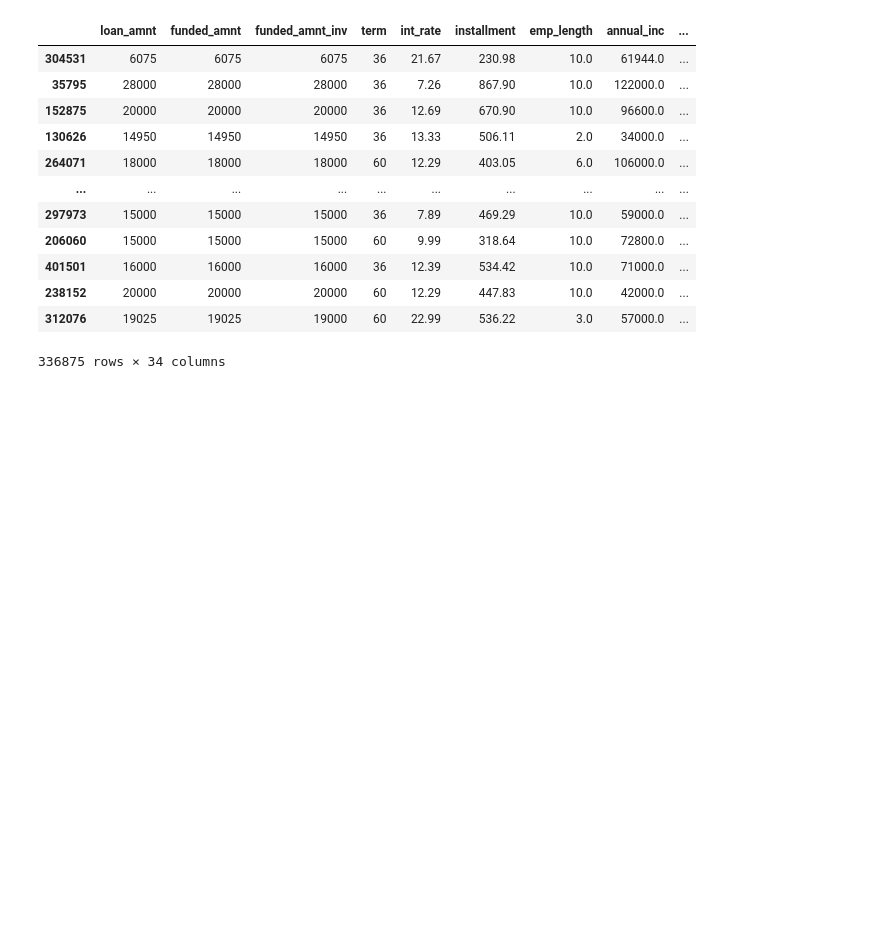
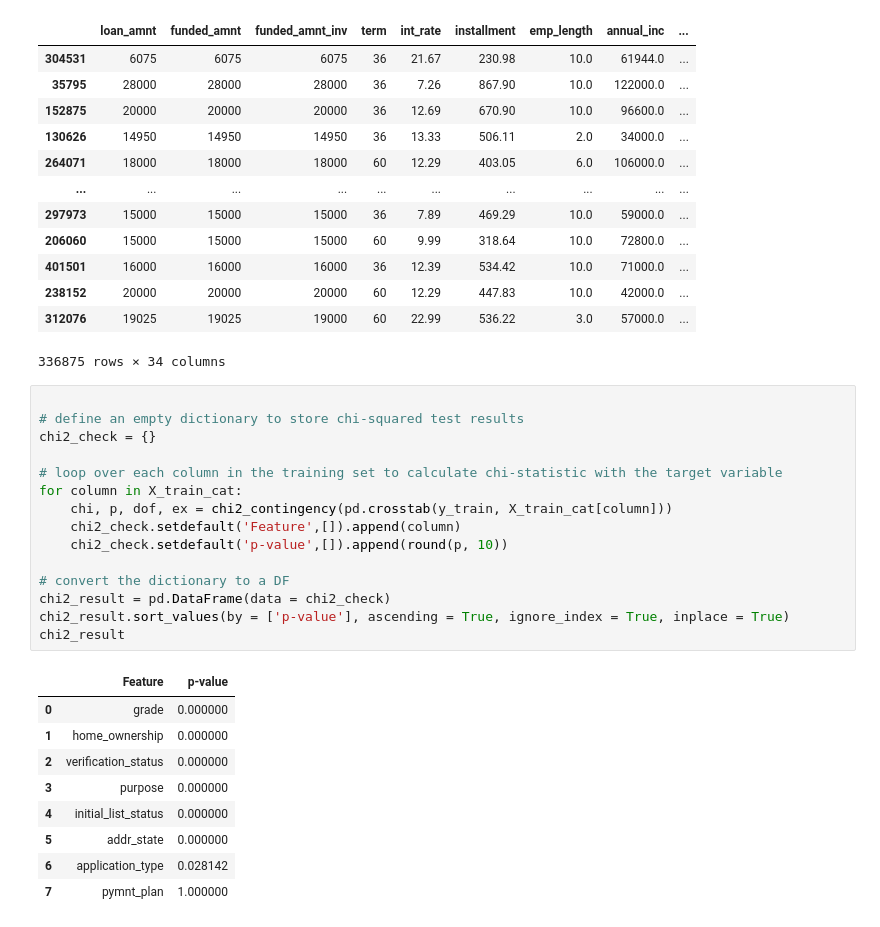
Before and after one commit to SharathkumaraKR/Credit-Risk-Model, a Jupyter notebook: Credit_Risk_Model_(Kaggle).ipynb, the cells around one changed output. Drawn from its saved outputs; the diff is of its cells as text; blank space fills up the shorter version.

```diff
--- a/Credit_Risk_Model_(Kaggle).ipynb
+++ b/Credit_Risk_Model_(Kaggle).ipynb
@@ -357,3 +358,28 @@ X_train_num
 | 238152 | 20000 | 20000 | 20000 | 60 | 12.29 | 447.83 | 10.0 | 42000.0 | ... |
 | 312076 | 19025 | 19025 | 19000 | 60 | 22.99 | 536.22 | 3.0 | 57000.0 | ... |
 336875 rows × 34 columns
+# %%
+
+# define an empty dictionary to store chi-squared test results
+chi2_check = {}
+
+# loop over each column in the training set to calculate chi-statistic with the target variable
+for column in X_train_cat:
+    chi, p, dof, ex = chi2_contingency(pd.crosstab(y_train, X_train_cat[column]))
+    chi2_check.setdefault('Feature',[]).append(column)
+    chi2_check.setdefault('p-value',[]).append(round(p, 10))
+
+# convert the dictionary to a DF
+chi2_result = pd.DataFrame(data = chi2_check)
+chi2_result.sort_values(by = ['p-value'], ascending = True, ignore_index = True, inplace = True)
+chi2_result
+# %% [output]
+|  | Feature | p-value |
+| 0 | grade | 0.000000 |
+| 1 | home_ownership | 0.000000 |
+| 2 | verification_status | 0.000000 |
+| 3 | purpose | 0.000000 |
+| 4 | initial_list_status | 0.000000 |
+| 5 | addr_state | 0.000000 |
+| 6 | application_type | 0.028142 |
+| 7 | pymnt_plan | 1.000000 |
```
Also changed, not shown: parts of 9 cells of this notebook.
